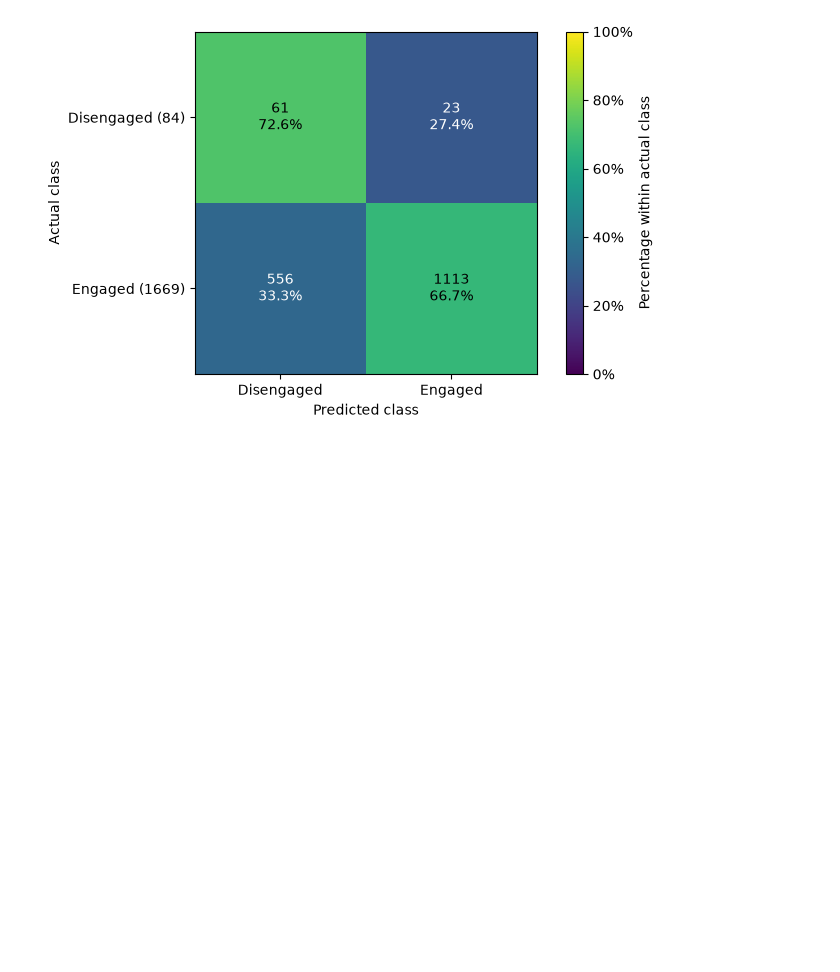
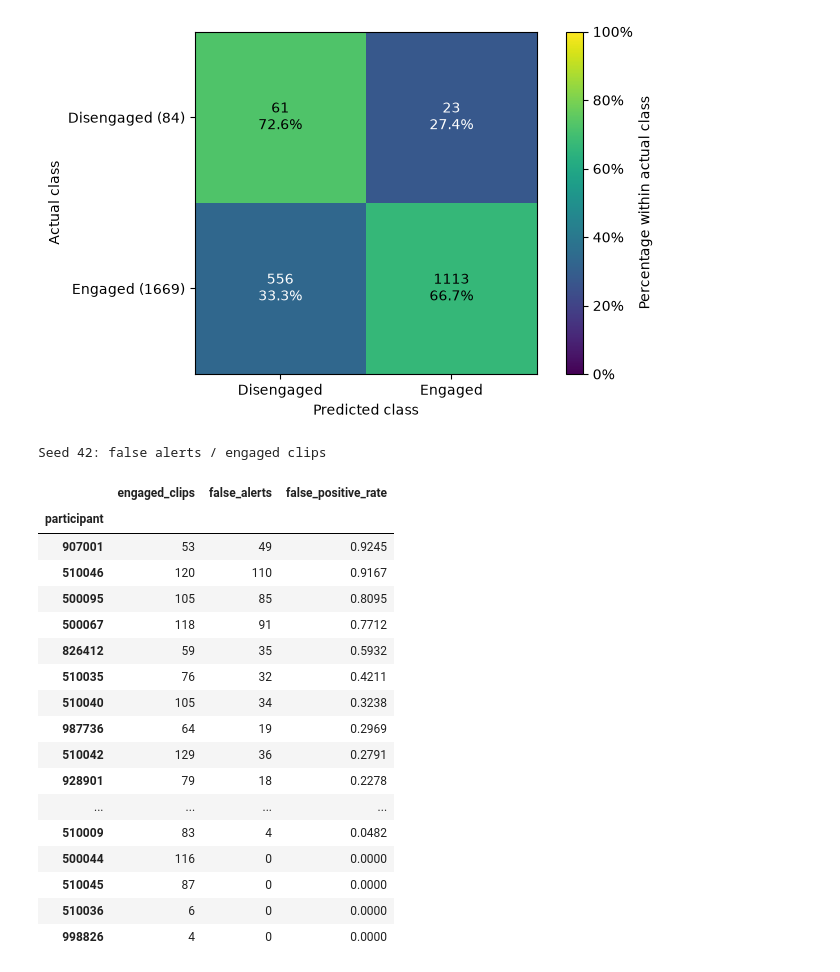
Before and after one commit to ESMAT001/attention-lapse-detection, a Jupyter notebook: notebooks/04_final_test_evaluation.ipynb, the cells around one changed output. Cells and saved outputs as stored; diff of their text form; code cells hidden in the pictures; blank space fills up the shorter version.

```diff
--- a/notebooks/04_final_test_evaluation.ipynb
+++ b/notebooks/04_final_test_evaluation.ipynb
@@ -244,3 +264,37 @@ plt.show()
 # %% [output]
 seed 42: 61 correct alerts, 556 false alerts, 23 of 84 disengaged clips missed
 [figure]
+# %%
+engaged = test[test.y == 0].copy()
+engaged["false_alert"] = engaged.p >= deliverable.threshold
+
+by_person = engaged.groupby("participant").agg(
+    engaged_clips=("y", "size"),
+    false_alerts=("false_alert", "sum"),
+)
+
+by_person["false_positive_rate"] = by_person.false_alerts / by_person.engaged_clips
+by_person = by_person.sort_values("false_positive_rate", ascending=False)
+
+print(f"Seed {int(deliverable.seed)}: false alerts / engaged clips")
+by_person.style.format({"false_positive_rate": "{:.4f}"})
+# %% [output]
+Seed 42: false alerts / engaged clips
+|  | engaged_clips | false_alerts | false_positive_rate |
+| participant |  |  |  |
+| 907001 | 53 | 49 | 0.9245 |
+| 510046 | 120 | 110 | 0.9167 |
+| 500095 | 105 | 85 | 0.8095 |
+| 500067 | 118 | 91 | 0.7712 |
+| 826412 | 59 | 35 | 0.5932 |
+| 510035 | 76 | 32 | 0.4211 |
+| 510040 | 105 | 34 | 0.3238 |
+| 987736 | 64 | 19 | 0.2969 |
+| 510042 | 129 | 36 | 0.2791 |
+| 928901 | 79 | 18 | 0.2278 |
+| ... | ... | ... | ... |
+| 510009 | 83 | 4 | 0.0482 |
+| 500044 | 116 | 0 | 0.0000 |
+| 510045 | 87 | 0 | 0.0000 |
+| 510036 | 6 | 0 | 0.0000 |
+| 998826 | 4 | 0 | 0.0000 |
```
Also changed, not shown: parts of 4 cells of this notebook, 37 other files.
